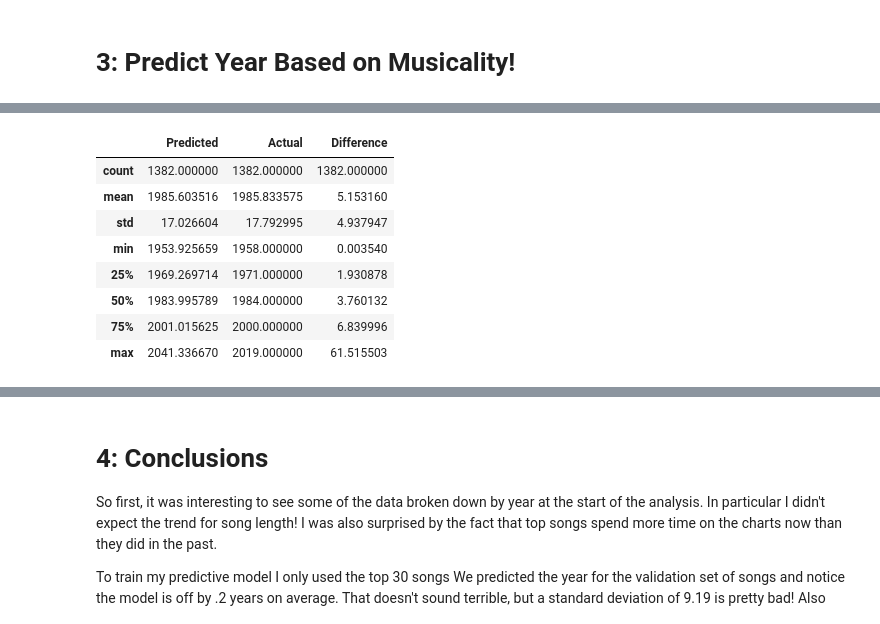
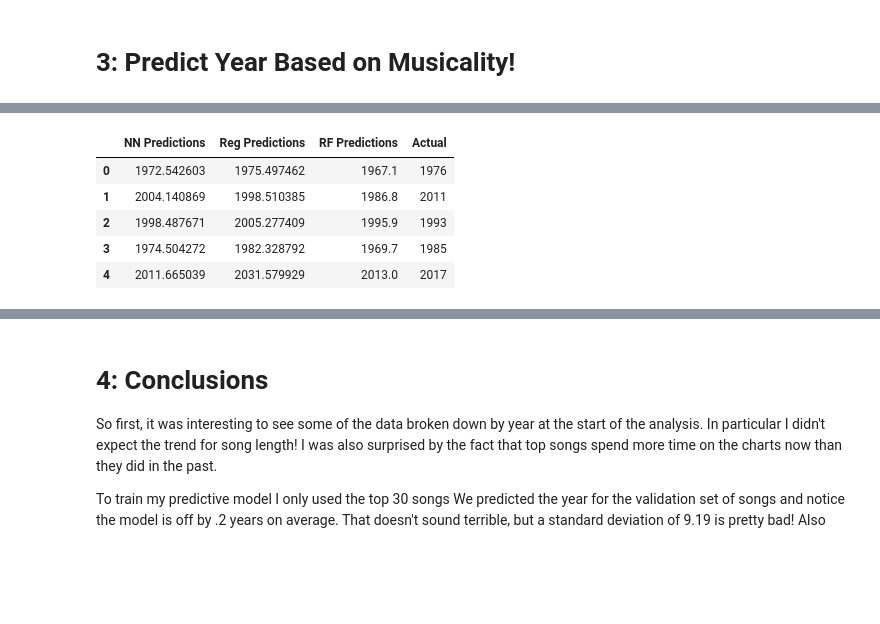
Before and after one commit to RobNewt/Data-Analysis, a Jupyter notebook: Billboard_Top_100_(In_Progress).ipynb, the cells around one changed output, grey strips where cells are left out. Cells and saved outputs as stored; diff of their text form; code cells hidden in the pictures; blank space fills up the shorter version.

```diff
--- a/Billboard_Top_100_(In_Progress).ipynb
+++ b/Billboard_Top_100_(In_Progress).ipynb
@@ -532,24 +536,22 @@ losses.plot(figsize=(14,7));
 from sklearn.metrics import mean_squared_error,mean_absolute_error,explained_variance_score
 # %%
 X_test
-predictions = model.predict(X_test)
-mean_squared_error(y_test,predictions)
-predictions = predictions.flatten()
+nn_pred= model.predict(X_test)
+mean_squared_error(y_test,nn_pred)
+nn_pred = nn_pred.flatten()
 # %%
-comparison = pd.DataFrame(columns=['Predicted', 'Actual', 'Difference'])
+comparison = pd.DataFrame()
-# %%
-comparison['Predicted']=predictions
-comparison['Actual']=y_test
-comparison['Difference']=abs(comparison['Predicted']-comparison['Actual'])
+# %%
+comparison['NN Predictions']=nn_pred
+comparison['Reg Predictions']=reg_pred
+comparison['RF Predictions']=rf_pred
+comparison['Actual']=y_test
 # %%
-comparison.describe()
+comparison.head()
 # %% [output]
-|  | Predicted | Actual | Difference |
-| count | 1382.000000 | 1382.000000 | 1382.000000 |
-| mean | 1985.603516 | 1985.833575 | 5.153160 |
-| std | 17.026604 | 17.792995 | 4.937947 |
-| min | 1953.925659 | 1958.000000 | 0.003540 |
-| 25% | 1969.269714 | 1971.000000 | 1.930878 |
-| 50% | 1983.995789 | 1984.000000 | 3.760132 |
-| 75% | 2001.015625 | 2000.000000 | 6.839996 |
-| max | 2041.336670 | 2019.000000 | 61.515503 |
+|  | NN Predictions | Reg Predictions | RF Predictions | Actual |
+| 0 | 1972.542603 | 1975.497462 | 1967.1 | 1976 |
+| 1 | 2004.140869 | 1998.510385 | 1986.8 | 2011 |
+| 2 | 1998.487671 | 2005.277409 | 1995.9 | 1993 |
+| 3 | 1974.504272 | 1982.328792 | 1969.7 | 1985 |
+| 4 | 2011.665039 | 2031.579929 | 2013.0 | 2017 |
```
Also changed, not shown: parts of 32 cells of this notebook.
